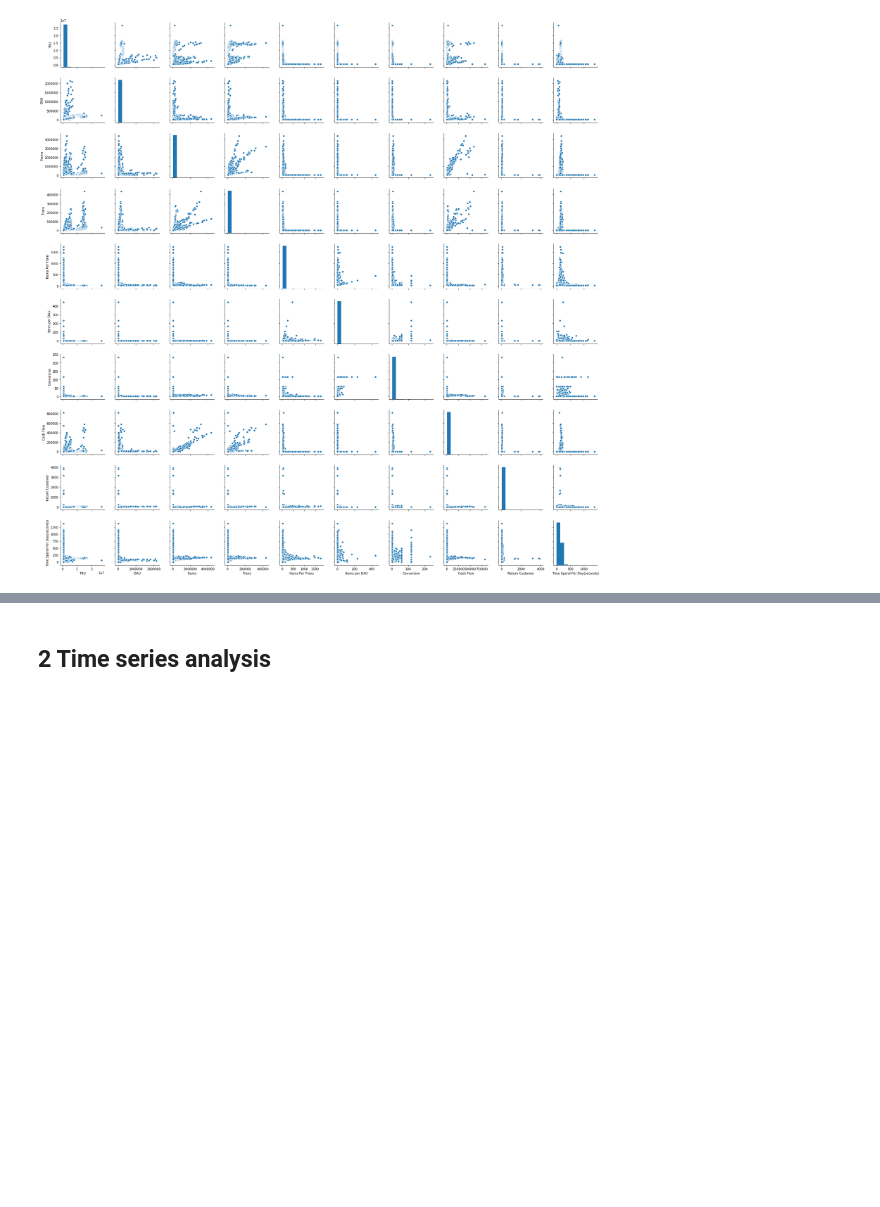
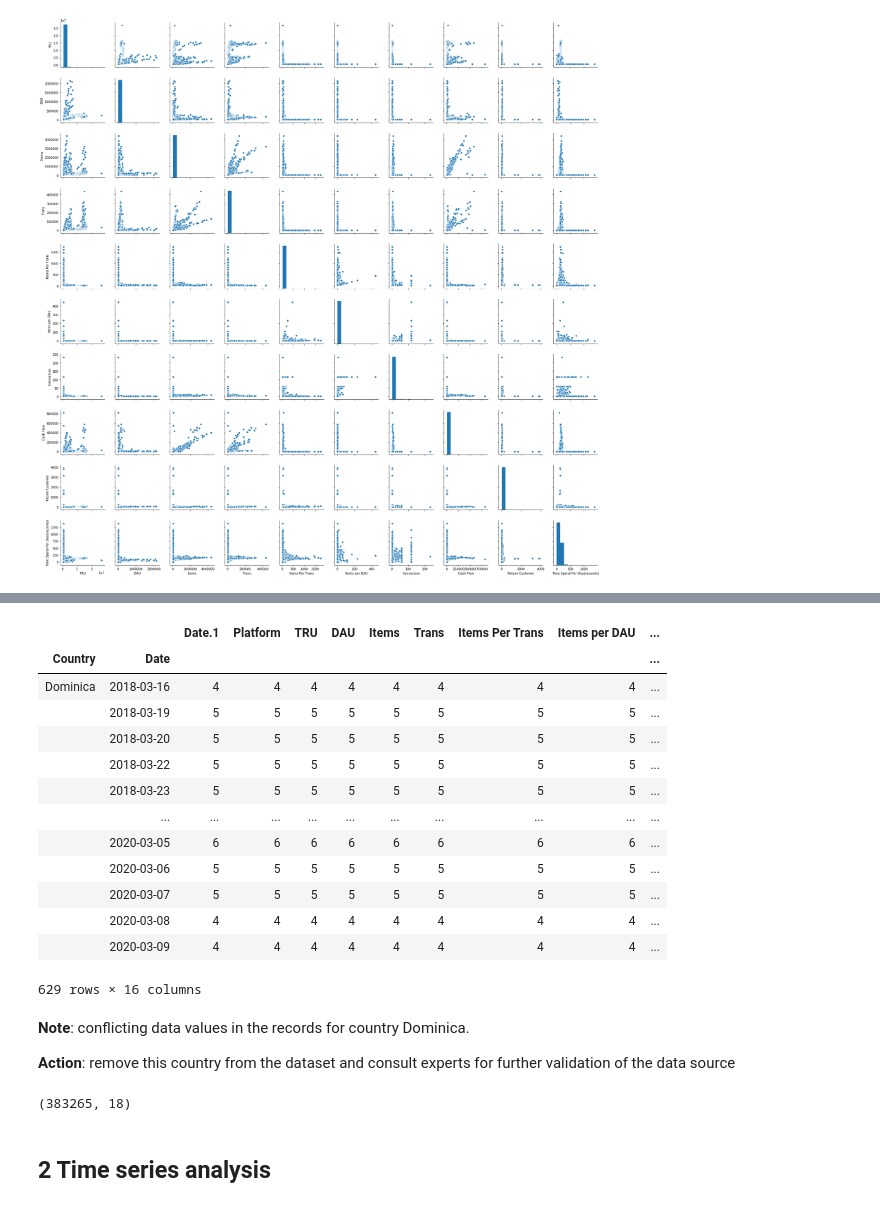
Before and after one commit to KarvieX/Game_Analysis, a Jupyter notebook: TencentNA.ipynb, the cells around one changed output, grey strips where cells are left out. Drawn from its saved outputs; the diff is of its cells as text; code cells hidden in the pictures; blank space fills up the shorter version.

```diff
--- a/TencentNA.ipynb
+++ b/TencentNA.ipynb
@@ -173,3 +213,6 @@ sns.pairplot(game[game.columns[4:]])
 # %%
 # remove data not conform to business rules
-game2 = game[(game.Conversion<=100)&(game['Time Spend Per Day(seconds)']>=0)].copy()
+# remove duplicated rows
+game2 = game1[(game1.Conversion<=100)&
+             (game1['Time Spend Per Day(seconds)']>=0)&
+             (game1['duplicate']==False)].copy()
@@ -177,0 +219,24 @@ game2 = game[(game.Conversion<=100)&(game['Time Spend Per Day(seconds)']>=0)].co
+# %%
+# extra feature extraction: date
+# transform str to date
+game2['Date'] = pd.to_datetime(game1['Date'])
+
+# day of week
+game2['day'] = game2['Date'].dt.day_name()
+
+# month
+game2['month'] = pd.DatetimeIndex(game2['Date']).month
+
+# year
+game2['year'] = pd.DatetimeIndex(game2['Date']).year
+# %%
+# clean the 'Country' column to unify the format
+game2 = pd.concat([game2, game2['Country'].str.split('(', expand=True)], axis=1)
+game2.drop(columns=[1,2,3,'Country'],inplace=True)
+game2.rename(columns={0:'Country'},inplace=True)
+# %%
+# translate the 'Country' column that only contains Chinese
+'''Google translate'''
+from googletrans import Translator
+translator = Translator()
+game2['Country_EN'] = game2['Country'].map(lambda x: translator.translate(x, src="zh-CN", dest="en").text)
@@ -182,0 +253,23 @@ game2.shape
+# %%
+# check data integrity
+check = game2.groupby(['Country','Date']).count()
+check[check.Platform>3]
+# %% [output]
+|  |  | Date.1 | Platform | TRU | DAU | Items | Trans | Items Per Trans | Items per DAU | ... |
+| Country | Date |  |  |  |  |  |  |  |  | ... |
+| Dominica | 2018-03-16 | 4 | 4 | 4 | 4 | 4 | 4 | 4 | 4 | ... |
+|  | 2018-03-19 | 5 | 5 | 5 | 5 | 5 | 5 | 5 | 5 | ... |
+|  | 2018-03-20 | 5 | 5 | 5 | 5 | 5 | 5 | 5 | 5 | ... |
+|  | 2018-03-22 | 5 | 5 | 5 | 5 | 5 | 5 | 5 | 5 | ... |
+|  | 2018-03-23 | 5 | 5 | 5 | 5 | 5 | 5 | 5 | 5 | ... |
+|  | ... | ... | ... | ... | ... | ... | ... | ... | ... | ... |
+|  | 2020-03-05 | 6 | 6 | 6 | 6 | 6 | 6 | 6 | 6 | ... |
+|  | 2020-03-06 | 5 | 5 | 5 | 5 | 5 | 5 | 5 | 5 | ... |
+|  | 2020-03-07 | 5 | 5 | 5 | 5 | 5 | 5 | 5 | 5 | ... |
+|  | 2020-03-08 | 4 | 4 | 4 | 4 | 4 | 4 | 4 | 4 | ... |
+|  | 2020-03-09 | 4 | 4 | 4 | 4 | 4 | 4 | 4 | 4 | ... |
+629 rows × 16 columns
+# %% [markdown]
+**Note**: conflicting data values in the records for country Dominica.
+
+**Action**: remove this country from the dataset and consult experts for further validation of the data source
@@ -183,2 +279,7 @@ game2.shape
+# %%
+# remove 386646-383265 = 3381 rows from the dataset
+game3.shape
+# %% [output]
+(383265, 18)
 # %%
 # write into the data file for dashboarding
```
Also changed, not shown: parts of 21 cells of this notebook.
